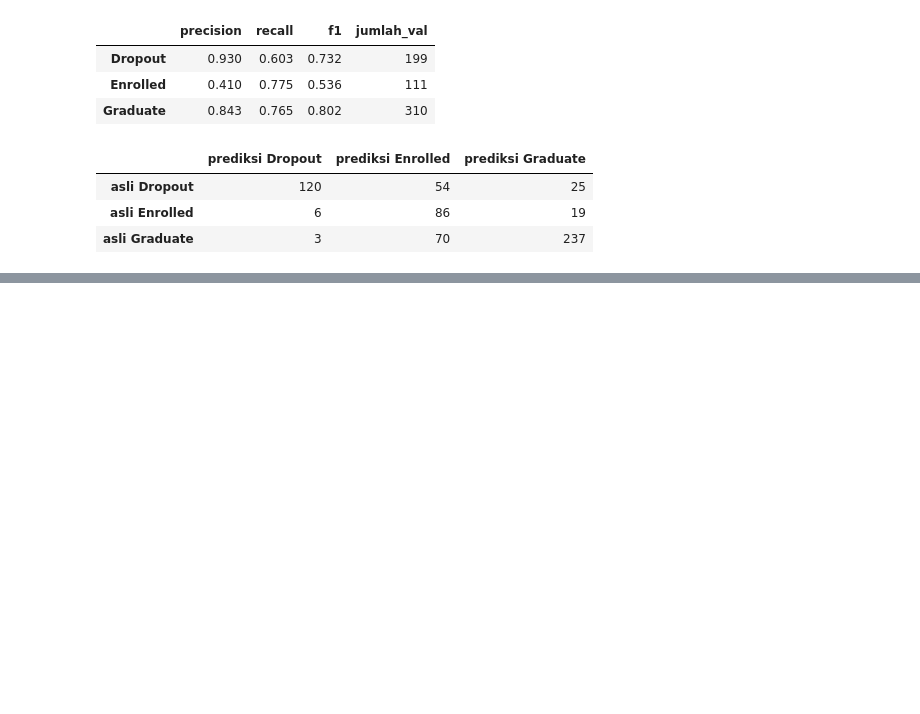
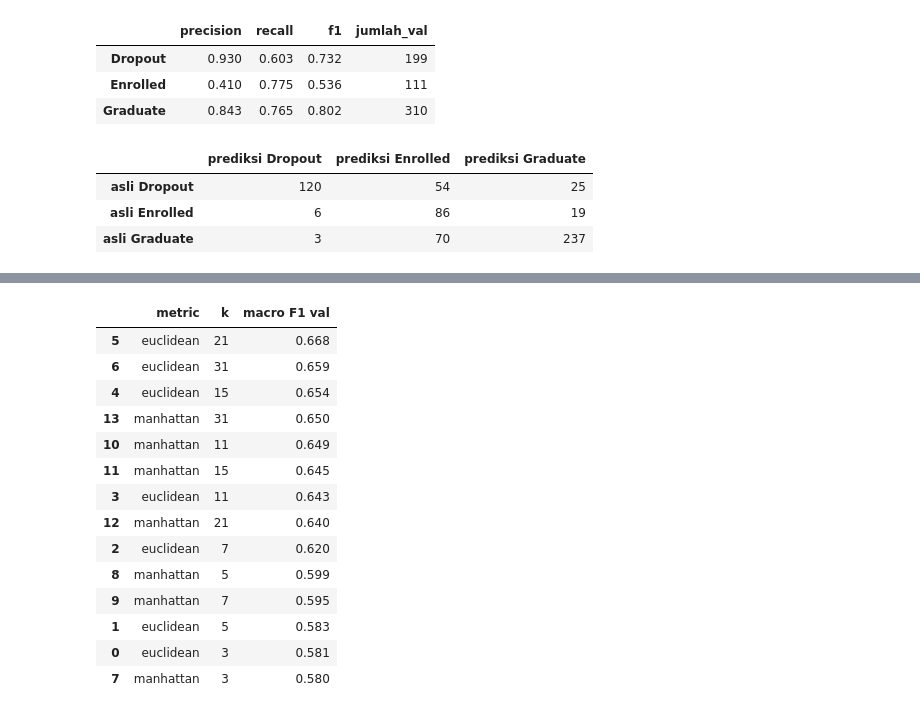
Before and after one commit to RuhullahReza/Project-2-Advanced-AI, a Jupyter notebook: model.ipynb, the cells around one changed output, grey strips where cells are left out. Drawn from its saved outputs; the diff is of its cells as text; code cells hidden in the pictures; blank space fills up the shorter version.

```diff
--- a/model.ipynb
+++ b/model.ipynb
@@ -760,0 +762,23 @@ pd.DataFrame(hasil_depth).round(3)
+# %%
+import time
+from sklearn.metrics import accuracy_score, f1_score
+from models.knn import KNN
+
+X_t, y_t = X_train_final.to_numpy(dtype=float), y_train.to_numpy()
+X_v, y_v = X_val_final.to_numpy(dtype=float), y_val.to_numpy()
+
+# data sudah di scale pakai StandardScaler, jadi normalisasi=None
+knn = KNN(k=15, distance_metric="euclidean", normalisasi=None)
+
+start = time.perf_counter()
+knn.fit(X_t, y_t)
+train_time = time.perf_counter() - start
+
+start = time.perf_counter()
+pred_val = knn.predict(X_v)
+infer_time = time.perf_counter() - start
+
+print(f"waktu train : {train_time:.2f} detik")
+print(f"waktu infer : {infer_time:.2f} detik")
+print("macro F1 -> val:", round(f1_score(y_v, pred_val, average="macro"), 3))
+print("accuracy -> val:", round(accuracy_score(y_v, pred_val), 3))
@@ -760,0 +817,32 @@ pd.DataFrame(hasil_depth).round(3)
+# %%
+# tuning k dan distance metric pakai data hasil oversampling
+hasil_knn = []
+
+for metric in ["euclidean", "manhattan"]:
+    for k in [3, 5, 7, 11, 15, 21, 31]:
+        model = KNN(k=k, distance_metric=metric).fit(
+            X_train_res.to_numpy(dtype=float), y_train_res.to_numpy()
+        )
+        hasil_knn.append({
+            "metric": metric,
+            "k": k,
+            "macro F1 val": f1_score(y_v, model.predict(X_v), average="macro"),
+        })
+
+pd.DataFrame(hasil_knn).sort_values("macro F1 val", ascending=False).round(3)
+# %% [output]
+|  | metric | k | macro F1 val |
+| 5 | euclidean | 21 | 0.668 |
+| 6 | euclidean | 31 | 0.659 |
+| 4 | euclidean | 15 | 0.654 |
+| 13 | manhattan | 31 | 0.650 |
+| 10 | manhattan | 11 | 0.649 |
+| 11 | manhattan | 15 | 0.645 |
+| 3 | euclidean | 11 | 0.643 |
+| 12 | manhattan | 21 | 0.640 |
+| 2 | euclidean | 7 | 0.620 |
+| 8 | manhattan | 5 | 0.599 |
+| 9 | manhattan | 7 | 0.595 |
+| 1 | euclidean | 5 | 0.583 |
+| 0 | euclidean | 3 | 0.581 |
+| 7 | manhattan | 3 | 0.580 |
```
Also changed, not shown: parts of 11 cells of this notebook, 3 other files.
